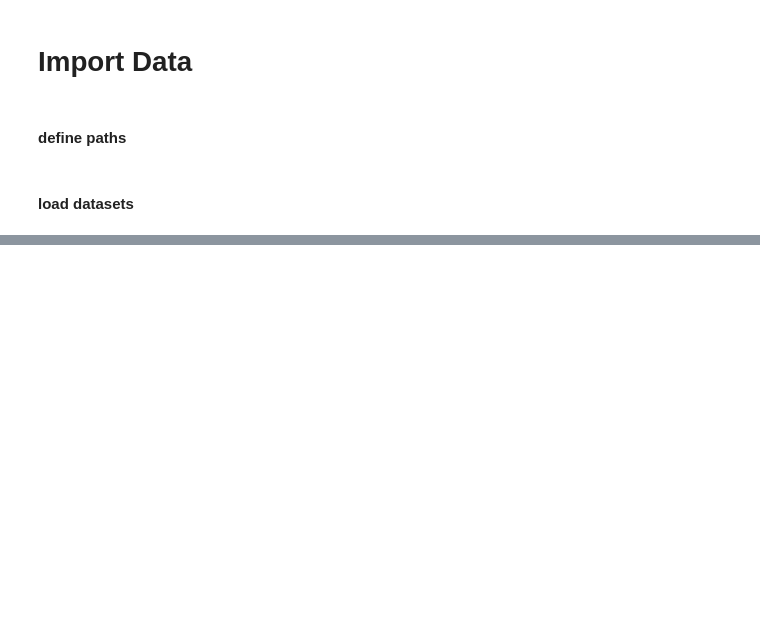
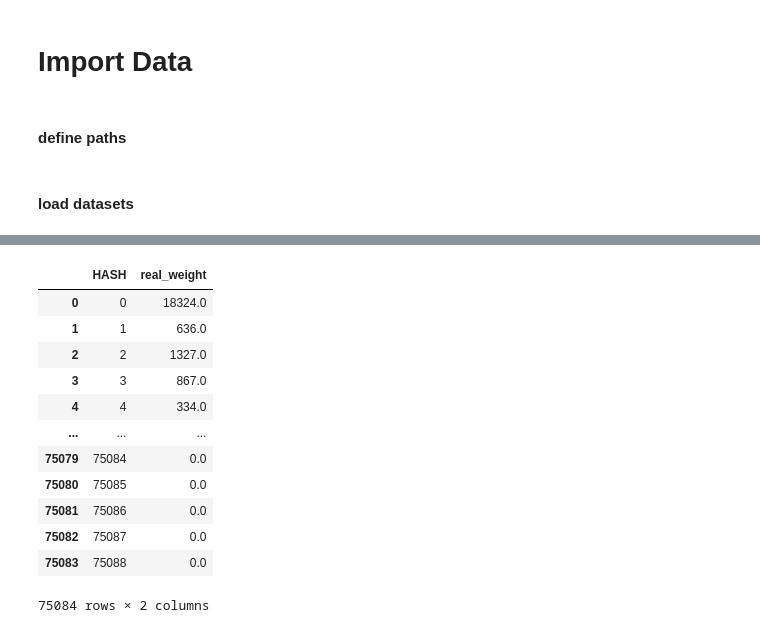
Before and after one commit to GishB/DataWagonHack, a Jupyter notebook: experiments/eda/CatBoost_pipe.ipynb, the cells around one changed output, grey strips where cells are left out. Drawn from its saved outputs; the diff is of its cells as text; code cells hidden in the pictures; blank space fills up the shorter version.

```diff
--- a/experiments/eda/CatBoost_pipe.ipynb
+++ b/experiments/eda/CatBoost_pipe.ipynb
@@ -44,0 +52,18 @@ df = pd.merge(df_hash_data, df_additional_features, left_index=True, right_index
+# %%
+test = df_clusters[df_clusters.index.year == 2023].groupby(['HASH',df_clusters[df_clusters.index.year == 2023].index.year])[['real_weight']].median()
+# %%
+test.reset_index().drop(axis=1, columns='level_1')
+# %% [output]
+|  | HASH | real_weight |
+| 0 | 0 | 18324.0 |
+| 1 | 1 | 636.0 |
+| 2 | 2 | 1327.0 |
+| 3 | 3 | 867.0 |
+| 4 | 4 | 334.0 |
+| ... | ... | ... |
+| 75079 | 75084 | 0.0 |
+| 75080 | 75085 | 0.0 |
+| 75081 | 75086 | 0.0 |
+| 75082 | 75087 | 0.0 |
+| 75083 | 75088 | 0.0 |
+75084 rows × 2 columns
```
Also changed, not shown: parts of 30 cells of this notebook.
